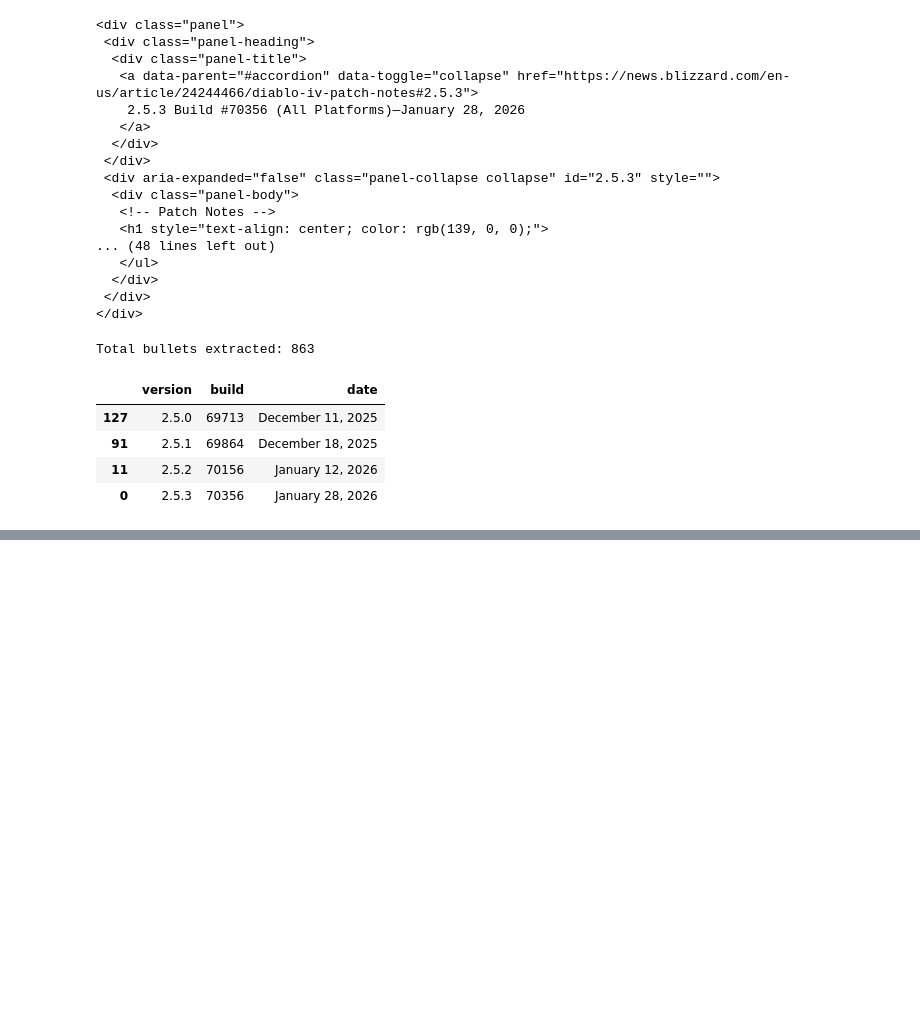
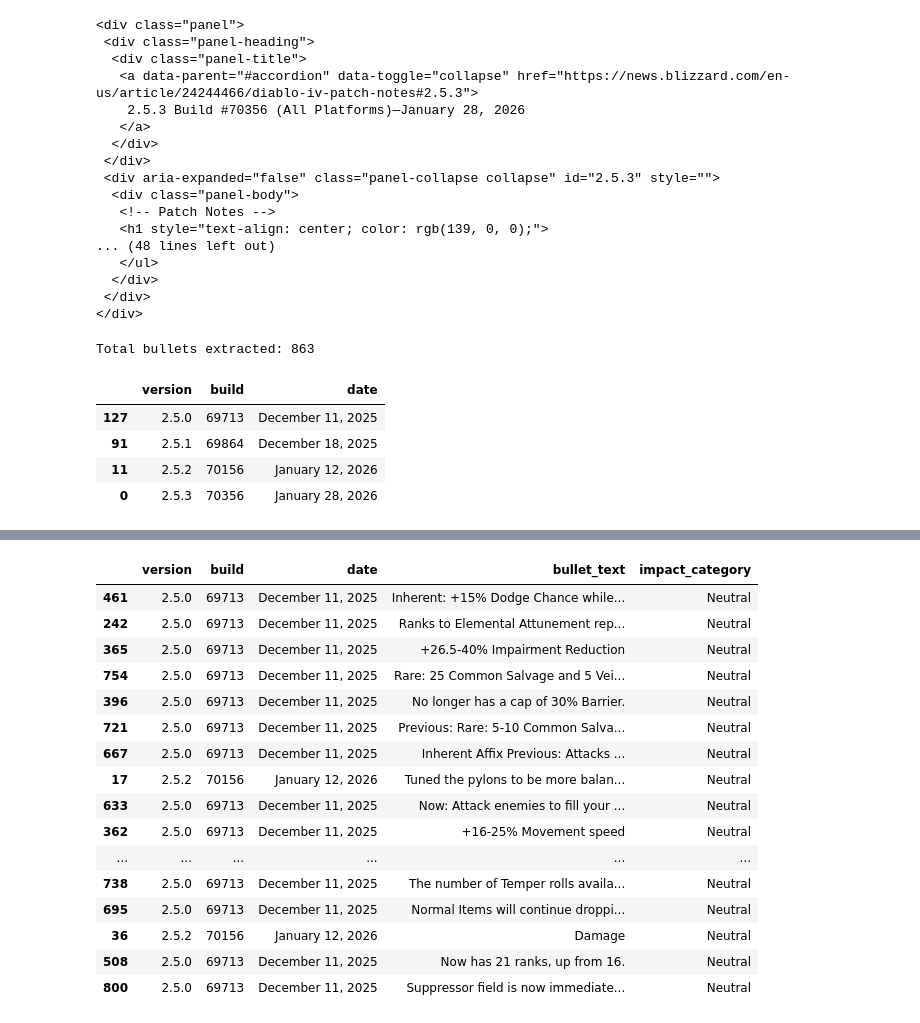
Before and after one commit to AlexToon55/H519-GroupProject, a Jupyter notebook: Brian's Work/StartingOver.ipynb, the cells around one changed output, grey strips where cells are left out. Saved outputs shown, nothing was run; the diff lists cells and outputs as text; code cells hidden in the pictures; blank space fills up the shorter version.

```diff
--- a/Brian's Work/StartingOver.ipynb
+++ b/Brian's Work/StartingOver.ipynb
@@ -450,3 +450,7 @@ def classify_bullet(text):
 
     # 6️⃣ Fallback
     return "Neutral"
+# %%
+df_bullets["impact_category"] = df_bullets["bullet_text"].apply(classify_bullet)
+
+df_bullets["impact_category"].value_counts()
@@ -452,0 +466,20 @@ def classify_bullet(text):
+# %%
+df_bullets[df_bullets["impact_category"] == "Neutral"].sample(20, random_state=1)
+# %% [output]
+|  | version | build | date | bullet_text | impact_category |
+| 461 | 2.5.0 | 69713 | December 11, 2025 | Inherent: +15% Dodge Chance while... | Neutral |
+| 242 | 2.5.0 | 69713 | December 11, 2025 | Ranks to Elemental Attunement rep... | Neutral |
+| 365 | 2.5.0 | 69713 | December 11, 2025 | +26.5-40% Impairment Reduction | Neutral |
+| 754 | 2.5.0 | 69713 | December 11, 2025 | Rare: 25 Common Salvage and 5 Vei... | Neutral |
+| 396 | 2.5.0 | 69713 | December 11, 2025 | No longer has a cap of 30% Barrier. | Neutral |
+| 721 | 2.5.0 | 69713 | December 11, 2025 | Previous: Rare: 5-10 Common Salva... | Neutral |
+| 667 | 2.5.0 | 69713 | December 11, 2025 | Inherent Affix Previous: Attacks ... | Neutral |
+| 17 | 2.5.2 | 70156 | January 12, 2026 | Tuned the pylons to be more balan... | Neutral |
+| 633 | 2.5.0 | 69713 | December 11, 2025 | Now: Attack enemies to fill your ... | Neutral |
+| 362 | 2.5.0 | 69713 | December 11, 2025 | +16-25% Movement speed | Neutral |
+| ... | ... | ... | ... | ... | ... |
+| 738 | 2.5.0 | 69713 | December 11, 2025 | The number of Temper rolls availa... | Neutral |
+| 695 | 2.5.0 | 69713 | December 11, 2025 | Normal Items will continue droppi... | Neutral |
+| 36 | 2.5.2 | 70156 | January 12, 2026 | Damage | Neutral |
+| 508 | 2.5.0 | 69713 | December 11, 2025 | Now has 21 ranks, up from 16. | Neutral |
+| 800 | 2.5.0 | 69713 | December 11, 2025 | Suppressor field is now immediate... | Neutral |
```
Also changed, not shown: parts of 1 cell of this notebook.
